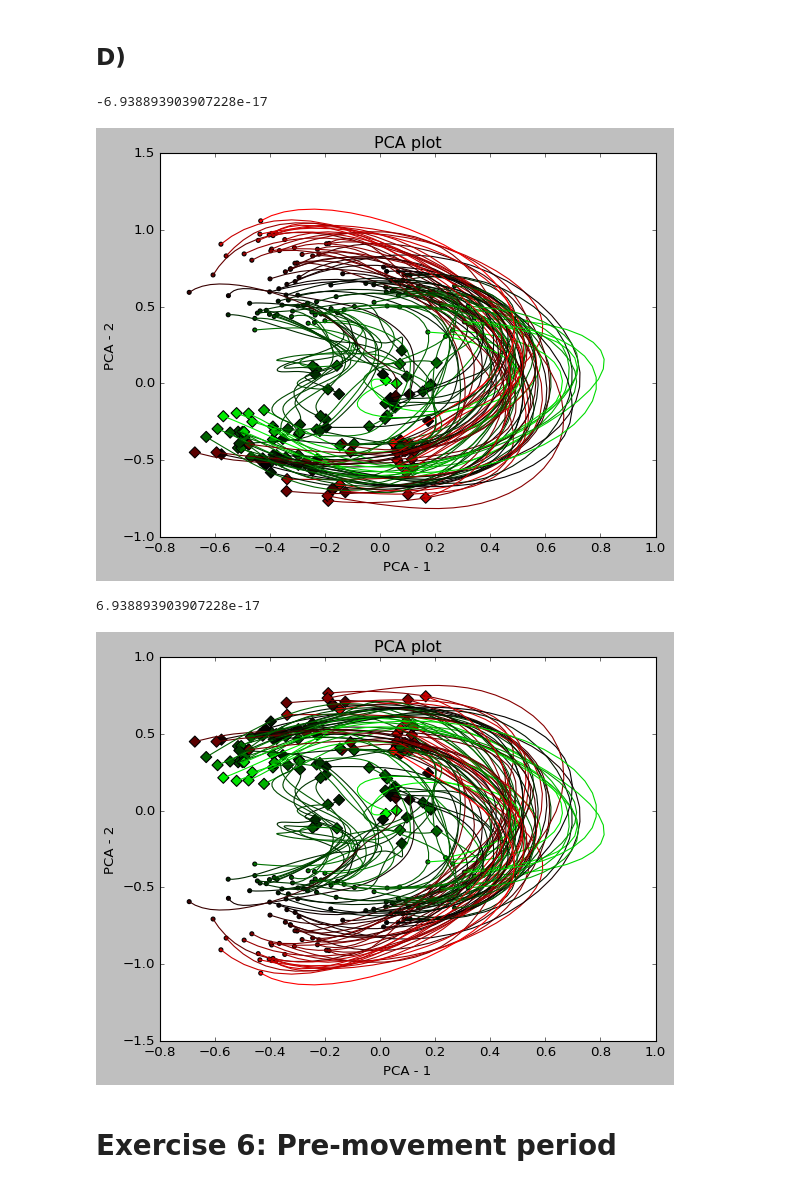
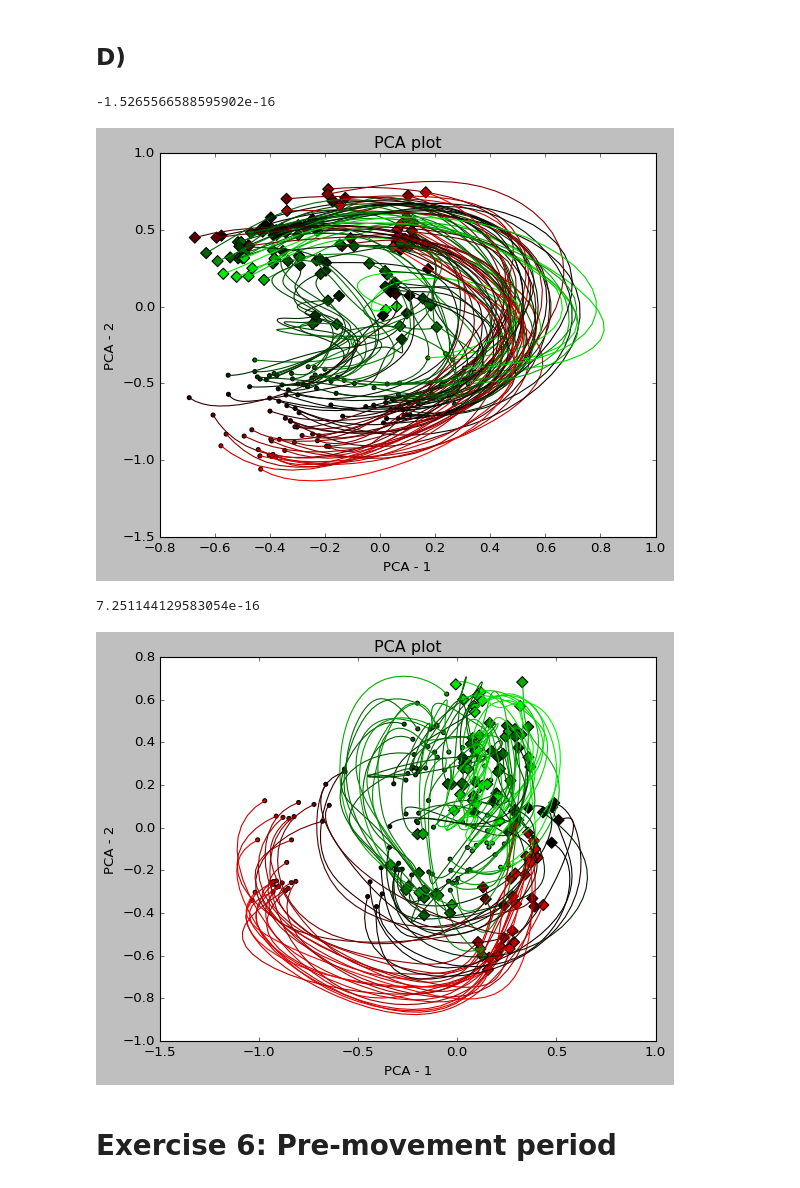
Before and after one commit to ofs416/Brain_Machine_Interfaces, a Jupyter notebook: Coursework_1/code.ipynb, the cells around one changed output. Cells and saved outputs as stored; diff of their text form; code cells hidden in the pictures.

```diff
--- a/Coursework_1/code.ipynb
+++ b/Coursework_1/code.ipynb
@@ -274,19 +286,19 @@ plot_pca_psths(Projection_FR[:,:,:], 1, 2, alpha=0.5)
 # %% [markdown]
 ## D)
 # %%
-P_2 = get_p(A_evector, 2)
+P_2 = get_p(A_evector, 3)
 Projection_2 = np.tensordot(P_2, Z, axes=([1], [0]))
 plot_pca_psths(Projection_2[:, :, 0:36], 1, 2)
 # %% [output]
--6.938893903907228e-17
+-1.5265566588595902e-16
-[figure, old version]
+[figure, new version]
 # %%
-P_3 = get_p(A_evector, 3)
+P_3 = get_p(A_evector, 5)
 Projection_3 = np.tensordot(P_3, Z, axes=([1], [0]))
 plot_pca_psths(Projection_3[:, :, 0:36], 1, 2)
 # %% [output]
-6.938893903907228e-17
+7.251144129583054e-16
-[figure, old version]
+[figure, new version]
 # %% [markdown]
 # Exercise 6: Pre-movement period
 # %%
```
Also changed, not shown: parts of 5 cells of this notebook.
